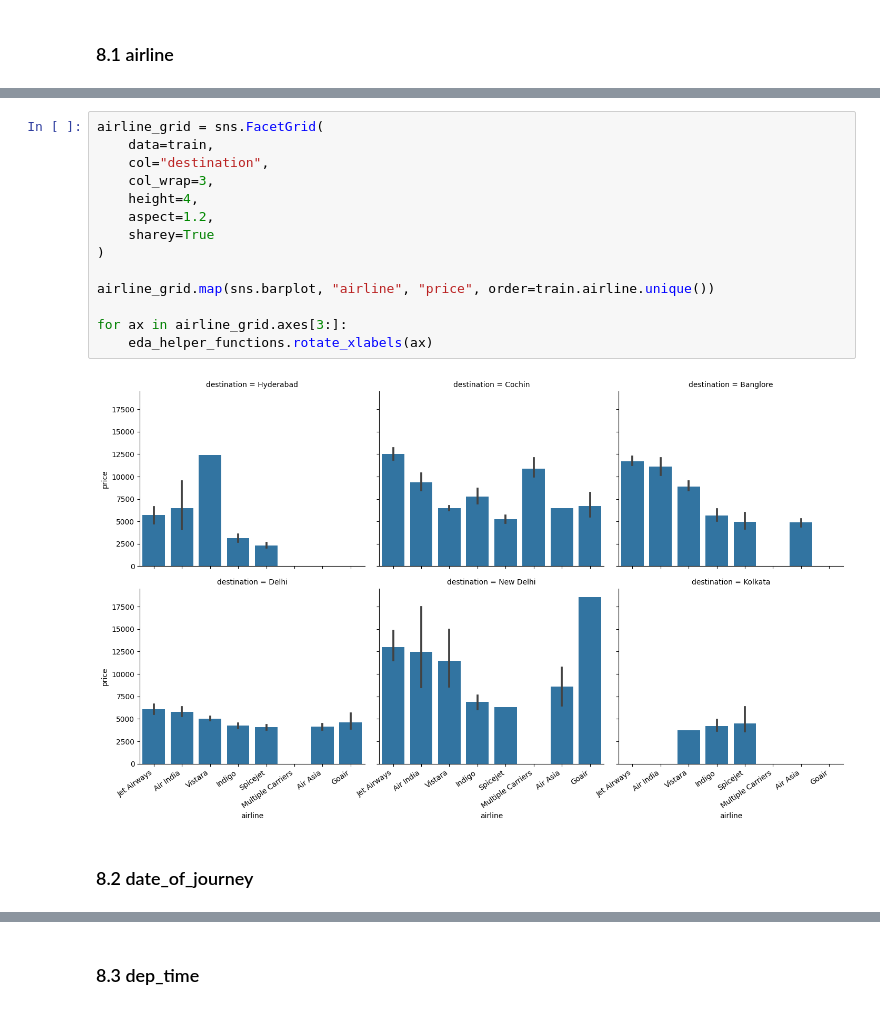
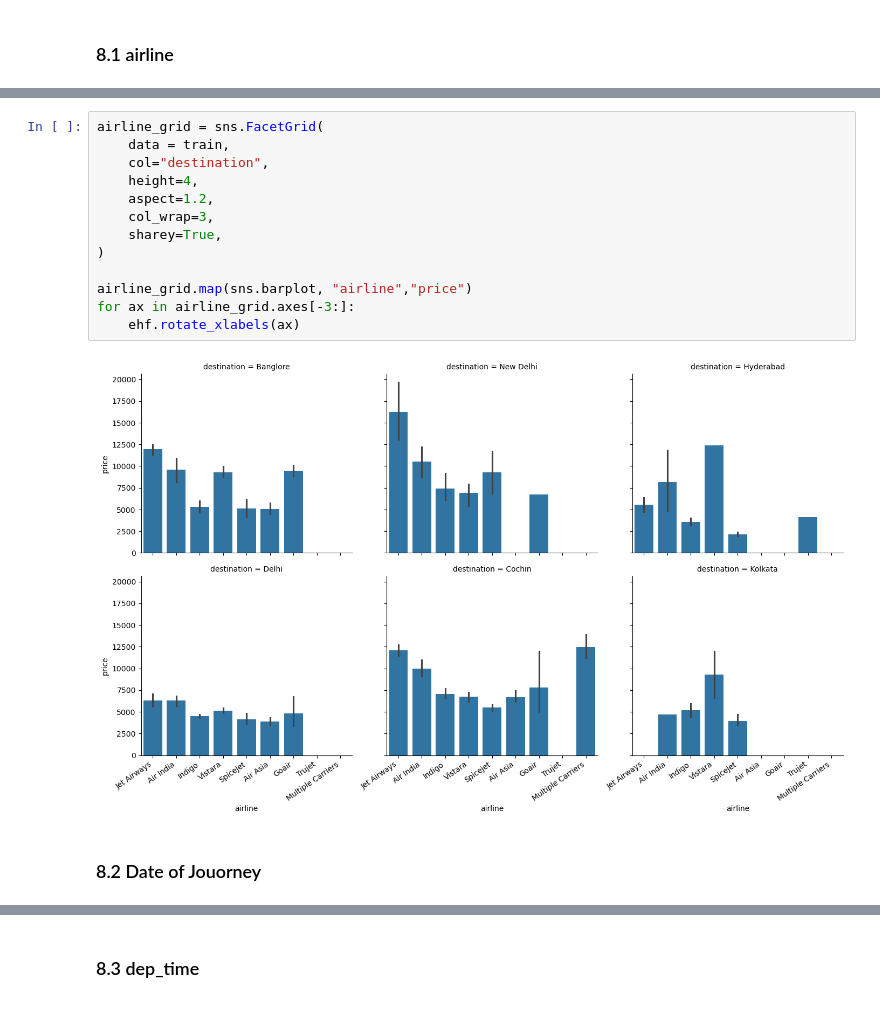
Before and after one commit to TheUndisput3d/Flight-Fare-Prediction, a Jupyter notebook: notebooks/eda.ipynb, the cells around one changed output, grey strips where cells are left out. Saved outputs shown, nothing was run; the diff lists cells and outputs as text.

```diff
--- a/notebooks/eda.ipynb
+++ b/notebooks/eda.ipynb
@@ -306,19 +329,18 @@ Kruskal-Wallis Test
 - CONCLUSION: The variables price and airline are associated to each other
 # %%
 airline_grid = sns.FacetGrid(
-	data=train,
-	col="destination",
-	col_wrap=3,
-	height=4,
-	aspect=1.2,
-	sharey=True
+    data = train,
+    col="destination",
+    height=4,
+    aspect=1.2,
+    col_wrap=3,
+    sharey=True,
 )
 
-airline_grid.map(sns.barplot, "airline", "price", order=train.airline.unique())
-
-for ax in airline_grid.axes[3:]:
-	eda_helper_functions.rotate_xlabels(ax)
+airline_grid.map(sns.barplot, "airline","price")
+for ax in airline_grid.axes[-3:]:
+    ehf.rotate_xlabels(ax)
 # %% [output]
-[figure, old version]
+[figure, new version]
 # %% [markdown]
-### 8.2 date_of_journey
+### 8.2 Date of Jouorney
```
Also changed, not shown: parts of 63 cells of this notebook, 7 other files.
